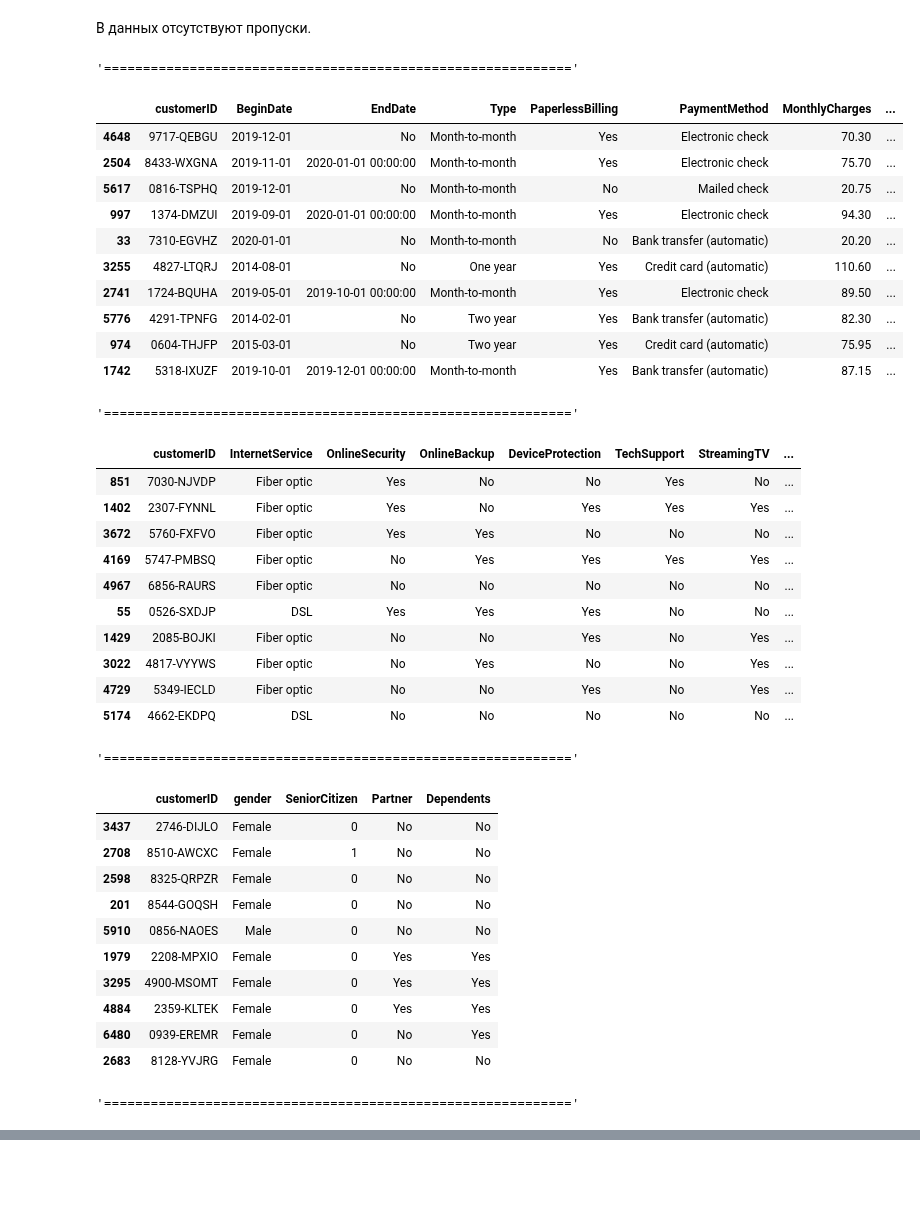
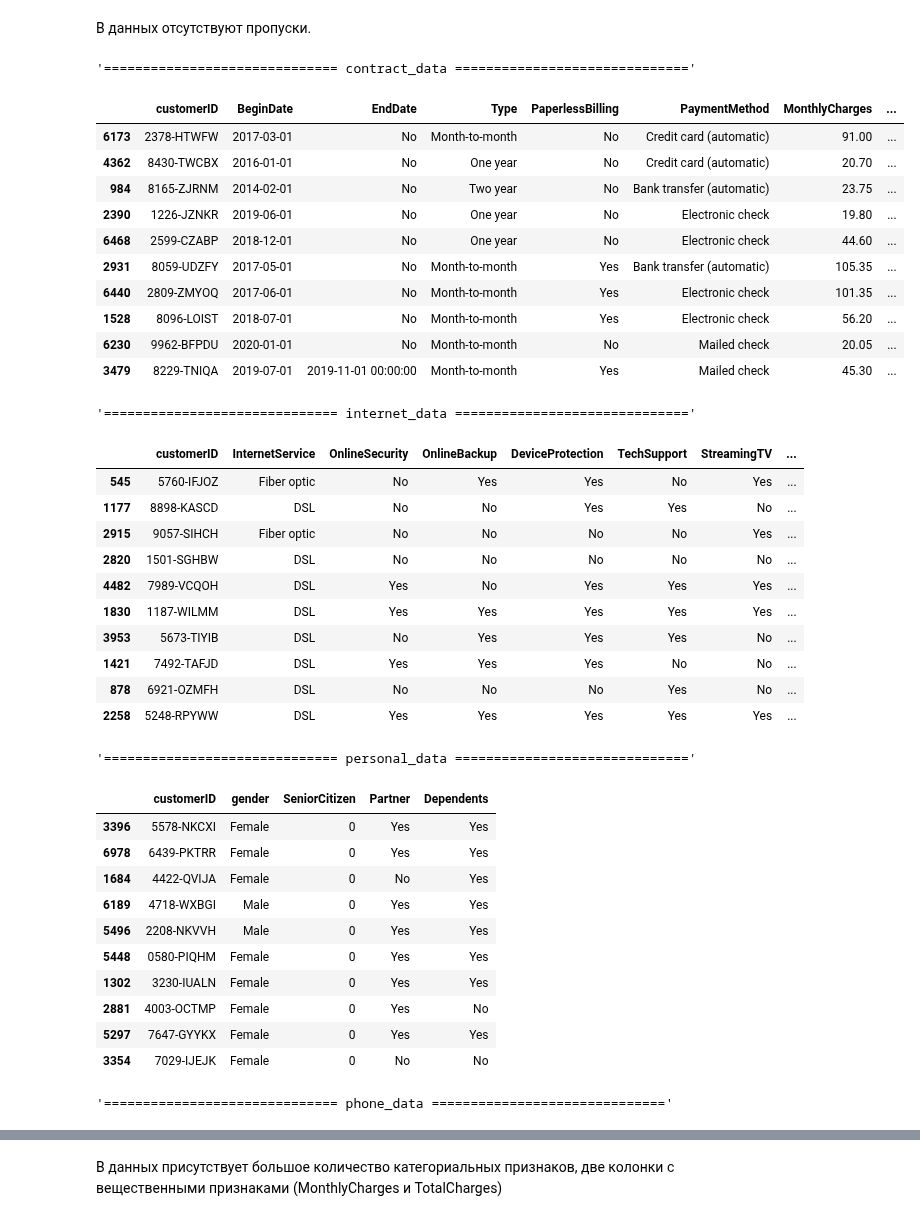
Before and after one commit to versus666jzx/practicum_ds, a Jupyter notebook: final_project/notebook/telecom_research.ipynb, the cells around one changed output, grey strips where cells are left out. Drawn from its saved outputs; the diff is of its cells as text; code cells hidden in the pictures; blank space fills up the shorter version.

```diff
--- a/final_project/notebook/telecom_research.ipynb
+++ b/final_project/notebook/telecom_research.ipynb
@@ -19,6 +19,12 @@ except:
     personal = pd.read_csv('/datasets/final_provider/personal.csv')
     phone = pd.read_csv('/datasets/final_provider/phone.csv')
 
+# зададим имена датасетам и создадим список с табличками для удобства
+contract.name = 'contract_data'
+internet.name = 'internet_data'
+personal.name = 'personal_data'
+phone.name = 'phone_data'
+
 data_list = [contract, internet, personal, phone]
 # %%
 for data in data_list:
@@ -47,44 +53,44 @@ memory usage: 99.5+ KB
 В данных отсутствуют пропуски.
 # %%
 for data in data_list:
-    display('='*60)
+    display(f"{'=' * 30} {data.name} {'='*30}")
     display(data.sample(10))
 # %% [output]
-'============================================================'
+'============================== contract_data =============================='
 |  | customerID | BeginDate | EndDate | Type | PaperlessBilling | PaymentMethod | MonthlyCharges | ... |
-| 4648 | 9717-QEBGU | 2019-12-01 | No | Month-to-month | Yes | Electronic check | 70.30 | ... |
-| 2504 | 8433-WXGNA | 2019-11-01 | 2020-01-01 00:00:00 | Month-to-month | Yes | Electronic check | 75.70 | ... |
-| 5617 | 0816-TSPHQ | 2019-12-01 | No | Month-to-month | No | Mailed check | 20.75 | ... |
-| 997 | 1374-DMZUI | 2019-09-01 | 2020-01-01 00:00:00 | Month-to-month | Yes | Electronic check | 94.30 | ... |
-| 33 | 7310-EGVHZ | 2020-01-01 | No | Month-to-month | No | Bank transfer (automatic) | 20.20 | ... |
-| 3255 | 4827-LTQRJ | 2014-08-01 | No | One year | Yes | Credit card (automatic) | 110.60 | ... |
-| 2741 | 1724-BQUHA | 2019-05-01 | 2019-10-01 00:00:00 | Month-to-month | Yes | Electronic check | 89.50 | ... |
-| 5776 | 4291-TPNFG | 2014-02-01 | No | Two year | Yes | Bank transfer (automatic) | 82.30 | ... |
-| 974 | 0604-THJFP | 2015-03-01 | No | Two year | Yes | Credit card (automatic) | 75.95 | ... |
-| 1742 | 5318-IXUZF | 2019-10-01 | 2019-12-01 00:00:00 | Month-to-month | Yes | Bank transfer (automatic) | 87.15 | ... |
+| 6173 | 2378-HTWFW | 2017-03-01 | No | Month-to-month | No | Credit card (automatic) | 91.00 | ... |
+| 4362 | 8430-TWCBX | 2016-01-01 | No | One year | No | Credit card (automatic) | 20.70 | ... |
+| 984 | 8165-ZJRNM | 2014-02-01 | No | Two year | No | Bank transfer (automatic) | 23.75 | ... |
+| 2390 | 1226-JZNKR | 2019-06-01 | No | One year | No | Electronic check | 19.80 | ... |
+| 6468 | 2599-CZABP | 2018-12-01 | No | One year | No | Electronic check | 44.60 | ... |
+| 2931 | 8059-UDZFY | 2017-05-01 | No | Month-to-month | Yes | Bank transfer (automatic) | 105.35 | ... |
+| 6440 | 2809-ZMYOQ | 2017-06-01 | No | Month-to-month | Yes | Electronic check | 101.35 | ... |
+| 1528 | 8096-LOIST | 2018-07-01 | No | Month-to-month | Yes | Electronic check | 56.20 | ... |
+| 6230 | 9962-BFPDU | 2020-01-01 | No | Month-to-month | No | Mailed check | 20.05 | ... |
+| 3479 | 8229-TNIQA | 2019-07-01 | 2019-11-01 00:00:00 | Month-to-month | Yes | Mailed check | 45.30 | ... |
-'============================================================'
+'============================== internet_data =============================='
 |  | customerID | InternetService | OnlineSecurity | OnlineBackup | DeviceProtection | TechSupport | StreamingTV | ... |
-| 851 | 7030-NJVDP | Fiber optic | Yes | No | No | Yes | No | ... |
-| 1402 | 2307-FYNNL | Fiber optic | Yes | No | Yes | Yes | Yes | ... |
-| 3672 | 5760-FXFVO | Fiber optic | Yes | Yes | No | No | No | ... |
-| 4169 | 5747-PMBSQ | Fiber optic | No | Yes | Yes | Yes | Yes | ... |
-| 4967 | 6856-RAURS | Fiber optic | No | No | No | No | No | ... |
-| 55 | 0526-SXDJP | DSL | Yes | Yes | Yes | No | No | ... |
-| 1429 | 2085-BOJKI | Fiber optic | No | No | Yes | No | Yes | ... |
-| 3022 | 4817-VYYWS | Fiber optic | No | Yes | No | No | Yes | ... |
-| 4729 | 5349-IECLD | Fiber optic | No | No | Yes | No | Yes | ... |
-| 5174 | 4662-EKDPQ | DSL | No | No | No | No | No | ... |
+| 545 | 5760-IFJOZ | Fiber optic | No | Yes | Yes | No | Yes | ... |
+| 1177 | 8898-KASCD | DSL | No | No | Yes | Yes | No | ... |
+| 2915 | 9057-SIHCH | Fiber optic | No | No | No | No | Yes | ... |
+| 2820 | 1501-SGHBW | DSL | No | No | No | No | No | ... |
+| 4482 | 7989-VCQOH | DSL | Yes | No | Yes | Yes | Yes | ... |
+| 1830 | 1187-WILMM | DSL | Yes | Yes | Yes | Yes | Yes | ... |
+| 3953 | 5673-TIYIB | DSL | No | Yes | Yes | Yes | No | ... |
+| 1421 | 7492-TAFJD | DSL | Yes | Yes | Yes | No | No | ... |
+| 878 | 6921-OZMFH | DSL | No | No | No | Yes | No | ... |
+| 2258 | 5248-RPYWW | DSL | Yes | Yes | Yes | Yes | Yes | ... |
-'============================================================'
+'============================== personal_data =============================='
 |  | customerID | gender | SeniorCitizen | Partner | Dependents |
-| 3437 | 2746-DIJLO | Female | 0 | No | No |
-| 2708 | 8510-AWCXC | Female | 1 | No | No |
-| 2598 | 8325-QRPZR | Female | 0 | No | No |
-| 201 | 8544-GOQSH | Female | 0 | No | No |
-| 5910 | 0856-NAOES | Male | 0 | No | No |
-| 1979 | 2208-MPXIO | Female | 0 | Yes | Yes |
-| 3295 | 4900-MSOMT | Female | 0 | Yes | Yes |
-| 4884 | 2359-KLTEK | Female | 0 | Yes | Yes |
-| 6480 | 0939-EREMR | Female | 0 | No | Yes |
-| 2683 | 8128-YVJRG | Female | 0 | No | No |
+| 3396 | 5578-NKCXI | Female | 0 | Yes | Yes |
+| 6978 | 6439-PKTRR | Female | 0 | Yes | Yes |
+| 1684 | 4422-QVIJA | Female | 0 | No | Yes |
+| 6189 | 4718-WXBGI | Male | 0 | Yes | Yes |
+| 5496 | 2208-NKVVH | Male | 0 | Yes | Yes |
+| 5448 | 0580-PIQHM | Female | 0 | Yes | Yes |
+| 1302 | 3230-IUALN | Female | 0 | Yes | Yes |
+| 2881 | 4003-OCTMP | Female | 0 | Yes | No |
+| 5297 | 7647-GYYKX | Female | 0 | Yes | Yes |
+| 3354 | 7029-IJEJK | Female | 0 | No | No |
-'============================================================'
+'============================== phone_data =============================='
 |  | customerID | MultipleLines |
@@ -100,0 +107,2 @@ for data in data_list:
+# %% [markdown]
+В данных присутствует большое количество категориальных признаков, две колонки с вещественными признаками (MonthlyCharges и TotalCharges)
```
Also changed, not shown: parts of 16 cells of this notebook, 3 other files.
